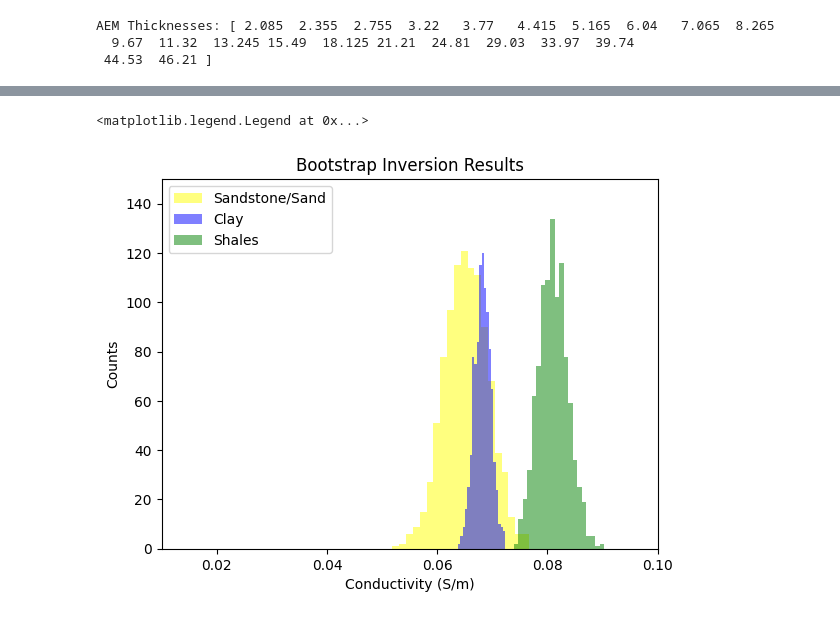
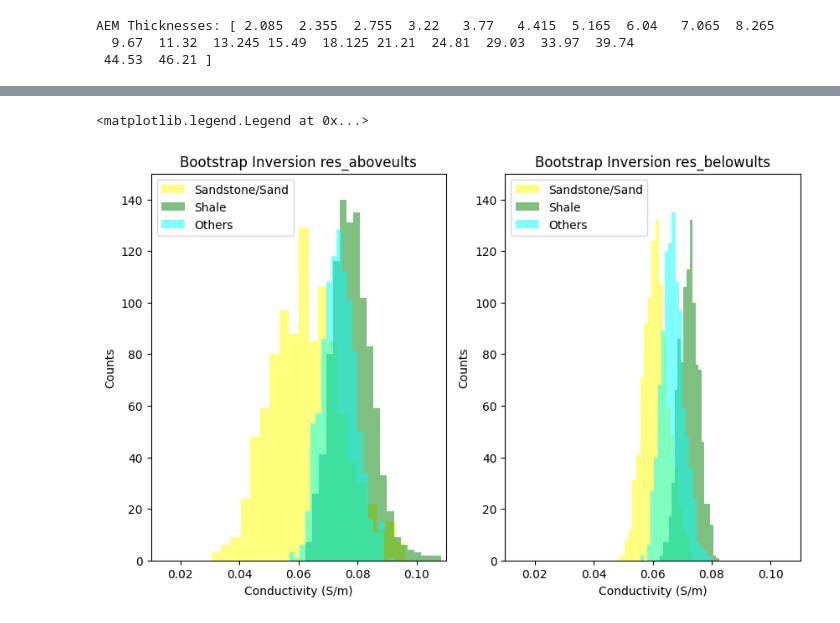
Before and after one commit to emgeolab/alberta_atem, a Jupyter notebook: notebooks/well_analysis.ipynb, the cells around one changed output, grey strips where cells are left out. Drawn from its saved outputs; the diff is of its cells as text; code cells hidden in the pictures.

```diff
--- a/notebooks/well_analysis.ipynb
+++ b/notebooks/well_analysis.ipynb
@@ -1102,7 +1279,7 @@ def calculate_boundary(depth_center):
     return boundaries
 
 
-def sync_atem_litho_layer(well_index, classes: tuple = ("sg", "clay", "shale")):
+def sync_atem_litho_layer(well_index, classes: tuple = ("sg", "shale", "others")):
     """Return lithology fractions through the last AEM layer covered by the log."""
     nclasses = len(classes)
     target = well_df.iloc[well_index]
@@ -1120,7 +1297,7 @@ def sync_atem_litho_layer(well_index, classes: tuple = ("sg", "clay", "shale")):
         doi_idx = doi_df.to_numpy(dtype=int)[mask][0][-1]
 
     if target["well_type"] == "WaterWell":
-        mask = water_lith_df["name"] == str(target["well_name"])
+        mask = water_lith_df["name"] == float(target["well_id"])
         log_data = water_lith_df.loc[mask]
     else:
         mask = coal_lith_df["name"] == str(target["well_name"])
@@ -1134,13 +1311,14 @@ def sync_atem_litho_layer(well_index, classes: tuple = ("sg", "clay", "shale")):
     log_top = log_top[valid_logs]
     log_bot = log_bot[valid_logs]
     log_litho = log_litho[valid_logs]
+    if len(log_top) == 0:
+        return np.empty((0, nclasses), dtype=float), np.empty((0,), dtype=float)
 
     bound_aem = np.asarray(calculate_boundary(depth_values), dtype=float)
     layer_top = bound_aem[:-1, None]
     layer_bot = bound_aem[1:, None]
     thickness_aem = np.diff(bound_aem)
 
-    # Calculate each log interval's overlap with every AEM layer.
     overlap = np.maximum(
         0.0,
         np.minimum(layer_bot, log_bot[None, :])
@@ -1164,10 +1342,20 @@ def sync_atem_litho_layer(well_index, classes: tuple = ("sg", "clay", "shale")):
     return A, 1 / x["resistivity"][:last_layer]
 
 
+def split_equations_at_dtw(A, b, dtw):
+    """Split AEM equations by layer-center depth relative to DTW."""
+    A = np.asarray(A, dtype=float)
+    b = np.asarray(b, dtype=float)
+    layer_depth = depth_values[: len(b)]
+    above_dtw = layer_depth < float(dtw)
+    below_dtw = layer_depth >= float(dtw)
+    return A[above_dtw], b[above_dtw], A[below_dtw], b[below_dtw]
+
+
 def calculate_linear_equation(A, b):
     A = np.asarray(A, dtype=float)
     b = np.asarray(b, dtype=float).reshape(-1, 1)
-    if (A).shape[0] != b.shape[0]:
+    if A.shape[0] != b.shape[0]:
         raise ValueError(
             "The number of rows in A must match the number of elements in b."
         )
@@ -1401,27 +1622,62 @@ Minimum resistivity: 11.08 Ohm-m
 # %%
+plt.figure(figsize=(10, 6))
+plt.subplot(1, 2, 1)
 plt.hist(
-    1/bootstrap_res[:, 0],
+    1 / bootstrap_res_above[:, 0],
     bins=20,
     alpha=0.5,
     label="Sandstone/Sand",
     color=allocate_color("sg"),
 )
 plt.hist(
-    1/bootstrap_res[:, 1], bins=20, alpha=0.5, label="Clay", color=allocate_color("clay")
+    1 / bootstrap_res_above[:, 1],
+    bins=20,
+    alpha=0.5,
+    label="Shale",
+    color=allocate_color("shale"),
 )
 plt.hist(
-    1/bootstrap_res[:, 2],
+    1 / bootstrap_res_above[:, 2],
     bins=20,
     alpha=0.5,
-    label="Shales",
-    color=allocate_color("shale"),
+    label="Others",
+    color=allocate_color("others"),
 )
-plt.xlim(1e-2, 1e-1)
+plt.xlim(1e-2, 1.1e-1)
 plt.ylim(0, 150)
 plt.xlabel("Conductivity (S/m)")
 plt.ylabel("Counts")
-plt.title("Bootstrap Inversion Results")
+plt.title("Bootstrap Inversion res_aboveults")
 plt.legend()
+
+plt.subplot(1, 2, 2)
+plt.hist(
+    1 / bootstrap_res_below[:, 0],
+    bins=20,
+    alpha=0.5,
+    label="Sandstone/Sand",
+    color=allocate_color("sg"),
+)
+plt.hist(
+    1 / bootstrap_res_below[:, 1],
+    bins=20,
+    alpha=0.5,
+    label="Shale",
+    color=allocate_color("shale"),
+)
+plt.hist(
+    1 / bootstrap_res_below[:, 2],
+    bins=20,
+    alpha=0.5,
+    label="Others",
+    color=allocate_color("others"),
+)
+plt.xlim(1e-2, 1.1e-1)
+plt.ylim(0, 150)
+plt.xlabel("Conductivity (S/m)")
+plt.ylabel("Counts")
+plt.title("Bootstrap Inversion res_belowults")
+plt.legend()
 # %% [output]
 <matplotlib.legend.Legend at 0x...>
-[figure, old version]
+[figure, new version]
```
Also changed, not shown: parts of 31 cells of this notebook, 8 other files.
